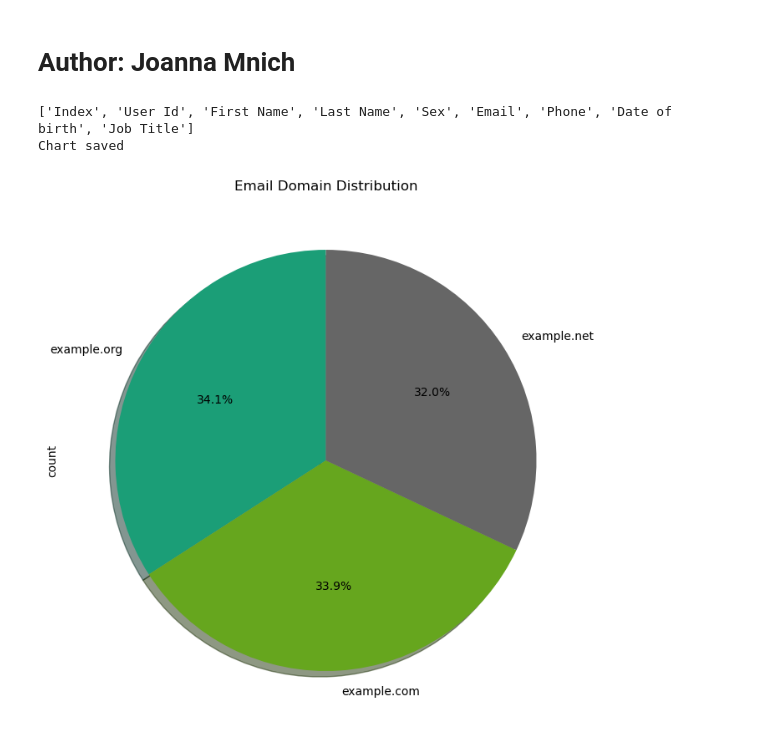
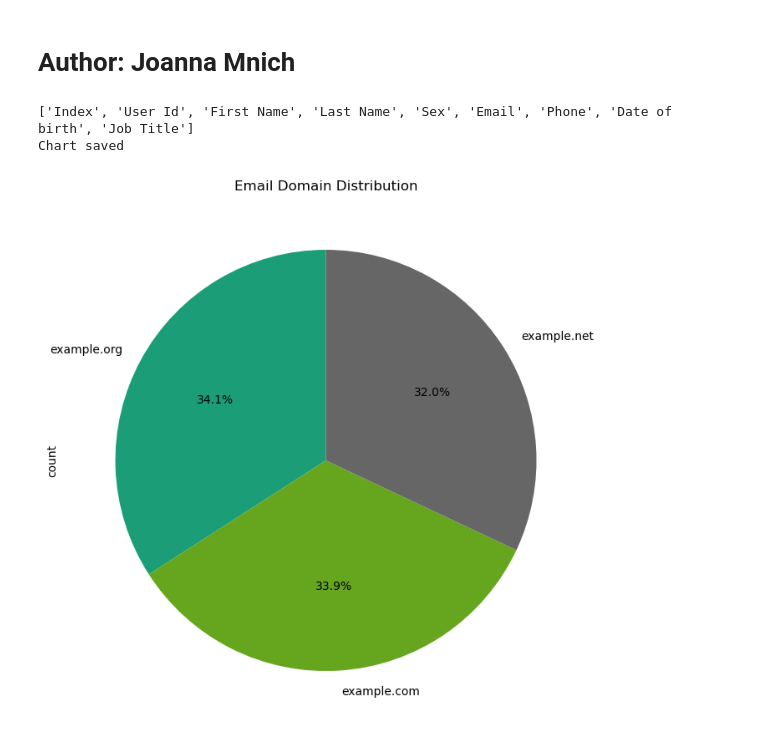
Before and after one commit to JoannaMnich/PFDA, a Jupyter notebook: assignments/assignment03-pie.ipynb, the cells around one changed output. Drawn from its saved outputs; the diff is of its cells as text; code cells hidden in the pictures.

Commit message:
deleted shadow

```diff
--- a/assignments/assignment03-pie.ipynb
+++ b/assignments/assignment03-pie.ipynb
@@ -8,32 +8,32 @@ import pandas as pd
 import matplotlib.pyplot as plt
 
 # Load your CSV from Google Drive
 url = "https://drive.google.com/uc?id=1AWPf-pJodJKeHsARQK_RHiNsE8fjPCVK&export=download"
 df = pd.read_csv(url)
 
 print(df.columns.tolist()) # I used that code to see how headers are named, I have code problem with word-email.
                         # The email is with capital letter, in code below I used small leter `e` and I had error.
 
 # Extract domain from email
 df['domain'] = df['Email'].str.split('@').str[1]  # after split text, take first element from the list,
                                                     # zero element will be letters or numbers before @
 # Count domain frequency
 domain_counts = df['domain'].value_counts()
 
 # Plot pie chart and save to file (no GUI needed)
 plt.figure(figsize=(7, 7))
 domain_counts.plot.pie(autopct='%1.1f%%',  # numbers in percent with 1 decimal place
                        startangle=90,   # matplotlib create circle from right site, with this code angle start from 90 or 12 o`clock
                        colormap='Dark2', # code show pallet of colours
-                       shadow=True)
+                      )
 
 plt.title('Email Domain Distribution')
 plt.tight_layout()
 
 # Save the chart instead of showing it
 plt.savefig('domain_chart.png', dpi=300, bbox_inches='tight')
 print("Chart saved")
 # %% [output]
 ['Index', 'User Id', 'First Name', 'Last Name', 'Sex', 'Email', 'Phone', 'Date of birth', 'Job Title']
 Chart saved
-[figure, old version]
+[figure, new version]
```
Also changed, not shown: 1 other file.
